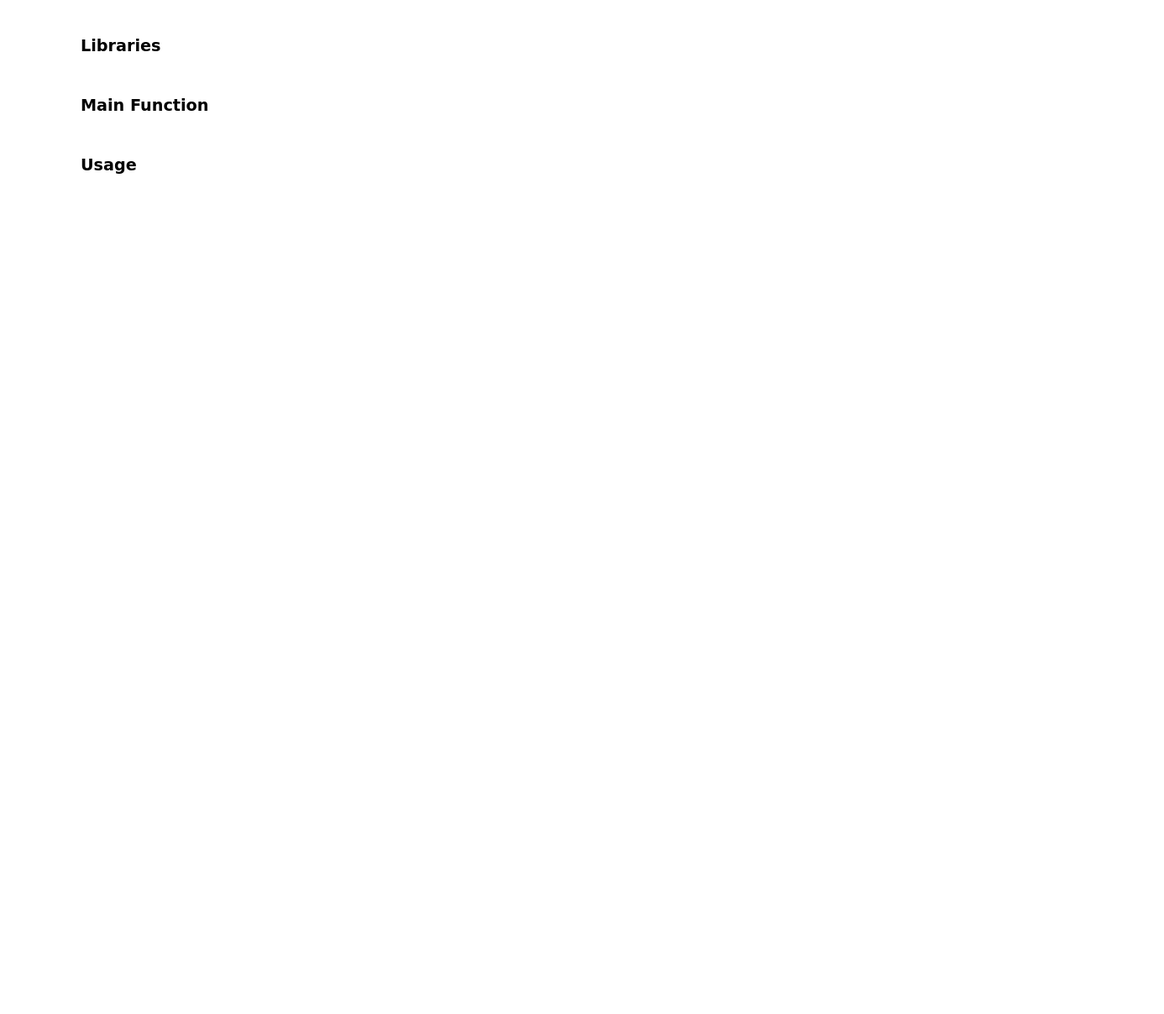
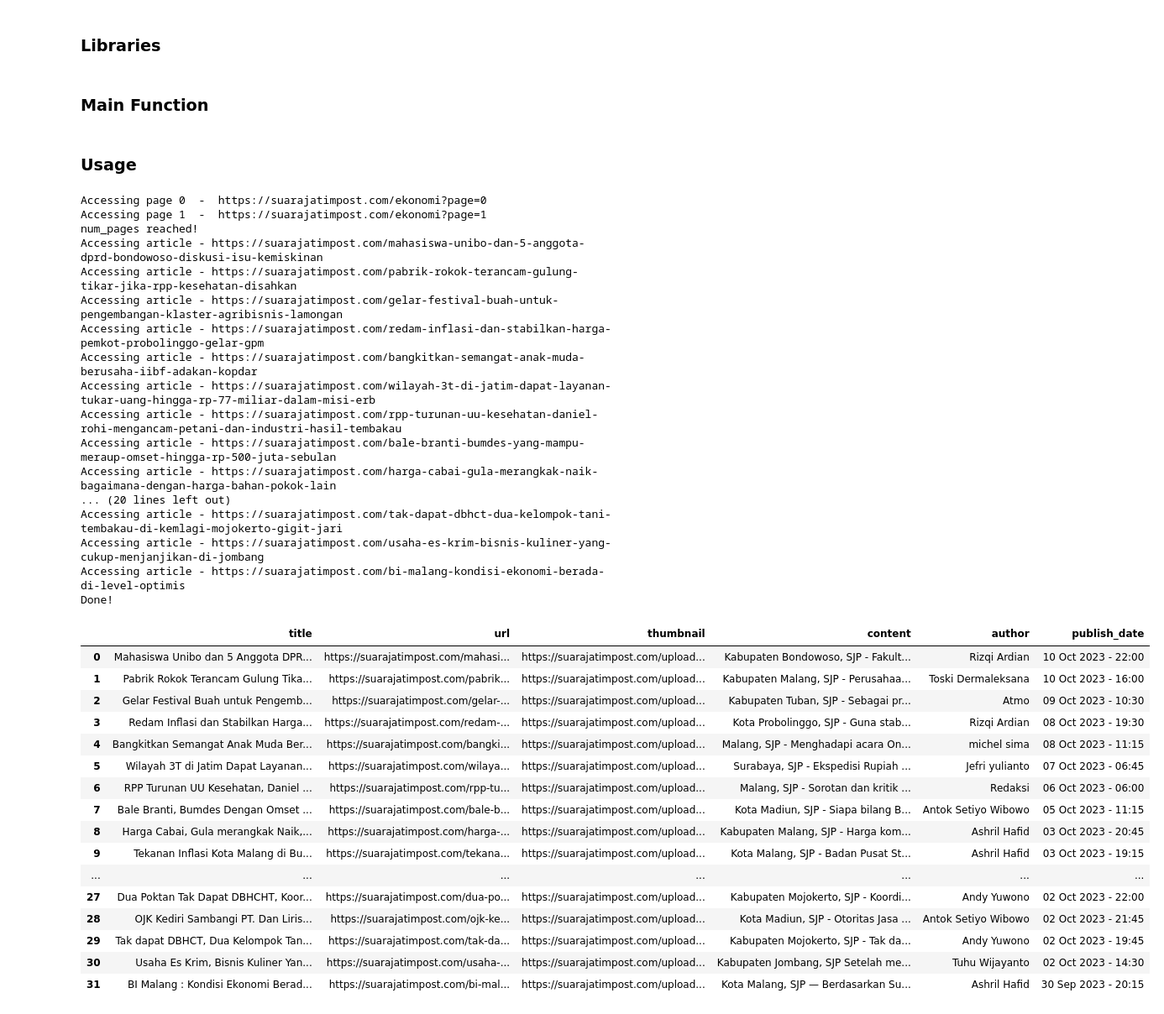
Before and after one commit to mouse3mic3/indonesia-news-scraping, a Jupyter notebook: Code/Suara Jatim (suarajatimpost.com)/main.ipynb, the cells around one changed output. Shown at 84% size. Drawn from its saved outputs; the diff is of its cells as text; code cells hidden in the pictures; blank space fills up the shorter version.

Commit message:
modified news_type argument

```diff
--- a/Code/Suara Jatim (suarajatimpost.com)/main.ipynb
+++ b/Code/Suara Jatim (suarajatimpost.com)/main.ipynb
@@ -49,7 +49,7 @@ def get_news(num_pages = 1,
         Must be boolean
     - news_type
         Article types
-        Can be newest or popular
+        Can be newest, peristiwa, pemerintahan, politik, hukum-kriminal, olahraga, ekonomi, lifestyle
     - set_sleep
         Set an interval between requests, recommended to keep it as is
         Must be non negative integer
@@ -70,12 +70,16 @@ def get_news(num_pages = 1,
     if (type(set_sleep) != int or set_sleep < 0):
         print('argument set_sleep must be non-negative integer!')
         return
-    allowable_news_type = ['newest', 'popular']
+    allowable_news_type = ['newest', 'peristiwa', 'pemerintahan', 'politik', 'hukum-kriminal', 'olahraga', 'ekonomi', 'lifestyle']
     if news_type not in allowable_news_type:
         print('argument news_type must be one of the following:', allowable_news_type)
 
+    # Adjust news_type url
+    main_url = 'https://suarajatimpost.com/indeks'
+    if news_type != 'newest':
+        main_url = 'https://suarajatimpost.com/'+news_type
+
     # Prepare lists to contain each elements
-    main_url = 'https://suarajatimpost.com/indeks'
     list_news = []
     list_article_title = []
     list_article_url = []
@@ -154,4 +158,39 @@ def get_news(num_pages = 1,
 # %% [markdown]
 ### Usage
 # %%
-get_news(num_pages = 2, get_thumbnail=True, get_content=True, get_author=True, get_publish_date=True)
+get_news(num_pages = 2, get_thumbnail=True, get_content=True, get_author=True, get_publish_date=True, news_type='ekonomi')
+# %% [output]
+Accessing page 0  -  https://suarajatimpost.com/ekonomi?page=0
+Accessing page 1  -  https://suarajatimpost.com/ekonomi?page=1
+num_pages reached!
+Accessing article - https://suarajatimpost.com/mahasiswa-unibo-dan-5-anggota-dprd-bondowoso-diskusi-isu-kemiskinan
+Accessing article - https://suarajatimpost.com/pabrik-rokok-terancam-gulung-tikar-jika-rpp-kesehatan-disahkan
+Accessing article - https://suarajatimpost.com/gelar-festival-buah-untuk-pengembangan-klaster-agribisnis-lamongan
+Accessing article - https://suarajatimpost.com/redam-inflasi-dan-stabilkan-harga-pemkot-probolinggo-gelar-gpm
+Accessing article - https://suarajatimpost.com/bangkitkan-semangat-anak-muda-berusaha-iibf-adakan-kopdar
+Accessing article - https://suarajatimpost.com/wilayah-3t-di-jatim-dapat-layanan-tukar-uang-hingga-rp-77-miliar-dalam-misi-erb
+Accessing article - https://suarajatimpost.com/rpp-turunan-uu-kesehatan-daniel-rohi-mengancam-petani-dan-industri-hasil-tembakau
+Accessing article - https://suarajatimpost.com/bale-branti-bumdes-yang-mampu-meraup-omset-hingga-rp-500-juta-sebulan
+Accessing article - https://suarajatimpost.com/harga-cabai-gula-merangkak-naik-bagaimana-dengan-harga-bahan-pokok-lain
+... (20 lines left out)
+Accessing article - https://suarajatimpost.com/tak-dapat-dbhct-dua-kelompok-tani-tembakau-di-kemlagi-mojokerto-gigit-jari
+Accessing article - https://suarajatimpost.com/usaha-es-krim-bisnis-kuliner-yang-cukup-menjanjikan-di-jombang
+Accessing article - https://suarajatimpost.com/bi-malang-kondisi-ekonomi-berada-di-level-optimis
+Done!
+|  | title | url | thumbnail | content | author | publish_date |
+| 0 | Mahasiswa Unibo dan 5 Anggota DPR... | https://suarajatimpost.com/mahasi... | https://suarajatimpost.com/upload... | Kabupaten Bondowoso, SJP - Fakult... | Rizqi Ardian | 10 Oct 2023 - 22:00 |
+| 1 | Pabrik Rokok Terancam Gulung Tika... | https://suarajatimpost.com/pabrik... | https://suarajatimpost.com/upload... | Kabupaten Malang, SJP - Perusahaa... | Toski Dermaleksana | 10 Oct 2023 - 16:00 |
+| 2 | Gelar Festival Buah untuk Pengemb... | https://suarajatimpost.com/gelar-... | https://suarajatimpost.com/upload... | Kabupaten Tuban, SJP - Sebagai pr... | Atmo | 09 Oct 2023 - 10:30 |
+| 3 | Redam Inflasi dan Stabilkan Harga... | https://suarajatimpost.com/redam-... | https://suarajatimpost.com/upload... | Kota Probolinggo, SJP - Guna stab... | Rizqi Ardian | 08 Oct 2023 - 19:30 |
+| 4 | Bangkitkan Semangat Anak Muda Ber... | https://suarajatimpost.com/bangki... | https://suarajatimpost.com/upload... | Malang, SJP - Menghadapi acara On... | michel sima | 08 Oct 2023 - 11:15 |
+| 5 | Wilayah 3T di Jatim Dapat Layanan... | https://suarajatimpost.com/wilaya... | https://suarajatimpost.com/upload... | Surabaya, SJP - Ekspedisi Rupiah ... | Jefri yulianto | 07 Oct 2023 - 06:45 |
+| 6 | RPP Turunan UU Kesehatan, Daniel ... | https://suarajatimpost.com/rpp-tu... | https://suarajatimpost.com/upload... | Malang, SJP - Sorotan dan kritik ... | Redaksi | 06 Oct 2023 - 06:00 |
+| 7 | Bale Branti, Bumdes Dengan Omset ... | https://suarajatimpost.com/bale-b... | https://suarajatimpost.com/upload... | Kota Madiun, SJP - Siapa bilang B... | Antok Setiyo Wibowo | 05 Oct 2023 - 11:15 |
+| 8 | Harga Cabai, Gula merangkak Naik,... | https://suarajatimpost.com/harga-... | https://suarajatimpost.com/upload... | Kabupaten Malang, SJP - Harga kom... | Ashril Hafid | 03 Oct 2023 - 20:45 |
+| 9 | Tekanan Inflasi Kota Malang di Bu... | https://suarajatimpost.com/tekana... | https://suarajatimpost.com/upload... | Kota Malang, SJP - Badan Pusat St... | Ashril Hafid | 03 Oct 2023 - 19:15 |
+| ... | ... | ... | ... | ... | ... | ... |
+| 27 | Dua Poktan Tak Dapat DBHCHT, Koor... | https://suarajatimpost.com/dua-po... | https://suarajatimpost.com/upload... | Kabupaten Mojokerto, SJP - Koordi... | Andy Yuwono | 02 Oct 2023 - 22:00 |
+| 28 | OJK Kediri Sambangi PT. Dan Liris... | https://suarajatimpost.com/ojk-ke... | https://suarajatimpost.com/upload... | Kota Madiun, SJP - Otoritas Jasa ... | Antok Setiyo Wibowo | 02 Oct 2023 - 21:45 |
+| 29 | Tak dapat DBHCT, Dua Kelompok Tan... | https://suarajatimpost.com/tak-da... | https://suarajatimpost.com/upload... | Kabupaten Mojokerto, SJP - Tak da... | Andy Yuwono | 02 Oct 2023 - 19:45 |
+| 30 | Usaha Es Krim, Bisnis Kuliner Yan... | https://suarajatimpost.com/usaha-... | https://suarajatimpost.com/upload... | Kabupaten Jombang, SJP Setelah me... | Tuhu Wijayanto | 02 Oct 2023 - 14:30 |
+| 31 | BI Malang : Kondisi Ekonomi Berad... | https://suarajatimpost.com/bi-mal... | https://suarajatimpost.com/upload... | Kota Malang, SJP — Berdasarkan Su... | Ashril Hafid | 30 Sep 2023 - 20:15 |
```
